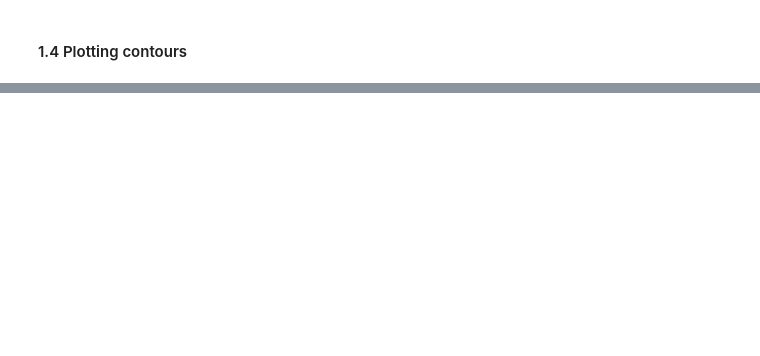
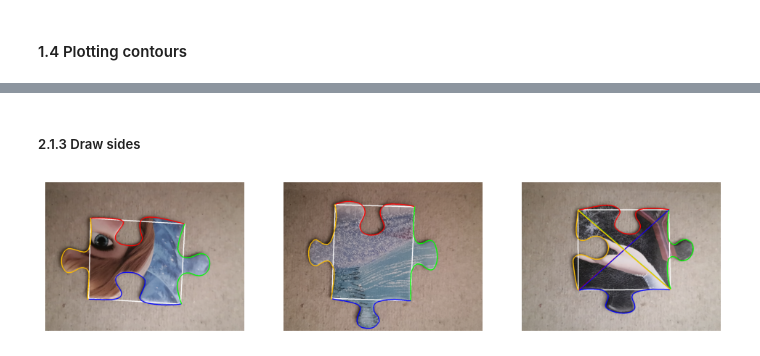
Before and after one commit to mamello-justice/computer-vision, a Jupyter notebook: Lab6/src/Lab 6.ipynb, the cells around one changed output, grey strips where cells are left out. Cells and saved outputs as stored; diff of their text form; code cells hidden in the pictures; blank space fills up the shorter version.

```diff
--- a/Lab6/src/Lab 6.ipynb
+++ b/Lab6/src/Lab 6.ipynb
@@ -90,0 +96,6 @@ for i, idx in enumerate(indices):
+# %%
+import json
+with open("../assets/corners.json", "r") as file:
+    names, corner_ratios = json.load(file)
+
+corners = corner_ratios * np.array([width, height])
@@ -90,0 +133,33 @@ for i, idx in enumerate(indices):
+# %% [markdown]
+##### 2.1.3 Draw sides
+# %%
+def draw_corners(image, corners):
+    image = cv2.circle(image, corners[0], radius=0, color=(1,0,0), thickness=20)
+    image = cv2.circle(image, corners[1], radius=0, color=(0,1,0), thickness=20)
+    image = cv2.circle(image, corners[2], radius=0, color=(0,0,1), thickness=20)
+    image = cv2.circle(image, corners[3], radius=0, color=(1,0.75,0), thickness=20)
+
+    return image
+
+fig = plt.figure(figsize=(num_sample*4, 4))
+
+for i, idx in enumerate(drawn_images):
+    image = np.copy(images[idx])
+    image_corners = corners[idx]
+
+    side_contours = extract_sides(contours[idx], image_corners)
+
+    rounded_corners = image_corners.astype(int)
+
+    image = cv2.polylines(image, [rounded_corners], 1, (1,1,1), 3)
+
+    image = cv2.polylines(image, [side_contours[0]], 0, (1,0,0), 3)
+    image = cv2.polylines(image, [side_contours[1]], 0, (0,1,0), 3)
+    image = cv2.polylines(image, [side_contours[2]], 0, (0,0,1), 3)
+    image = cv2.polylines(image, [side_contours[3]], 0, (1,0.75,0), 3)
+
+    fig.add_subplot(1, num_sample, i+1)
+    plt.imshow(image)
+    plt.axis('off')
+# %% [output]
+[figure, added]
```
Also changed, not shown: parts of 13 cells of this notebook.
